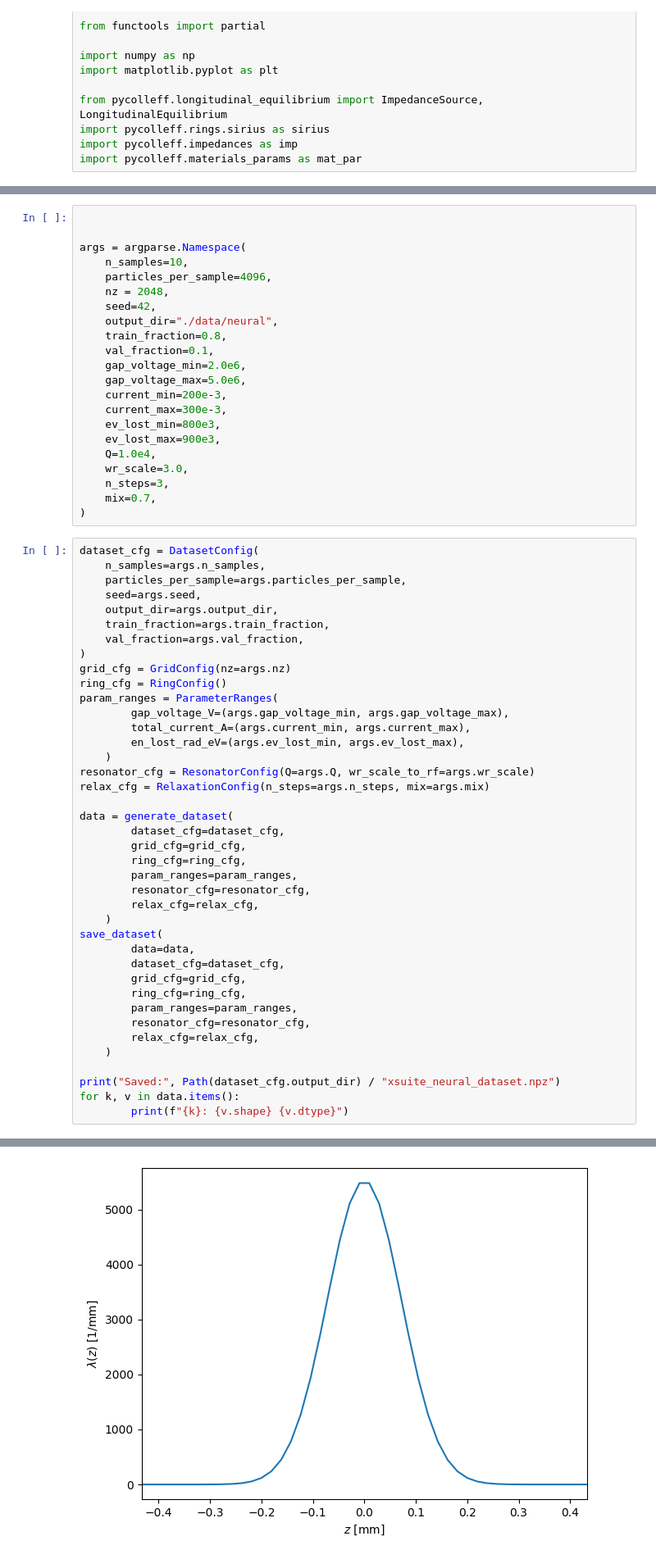
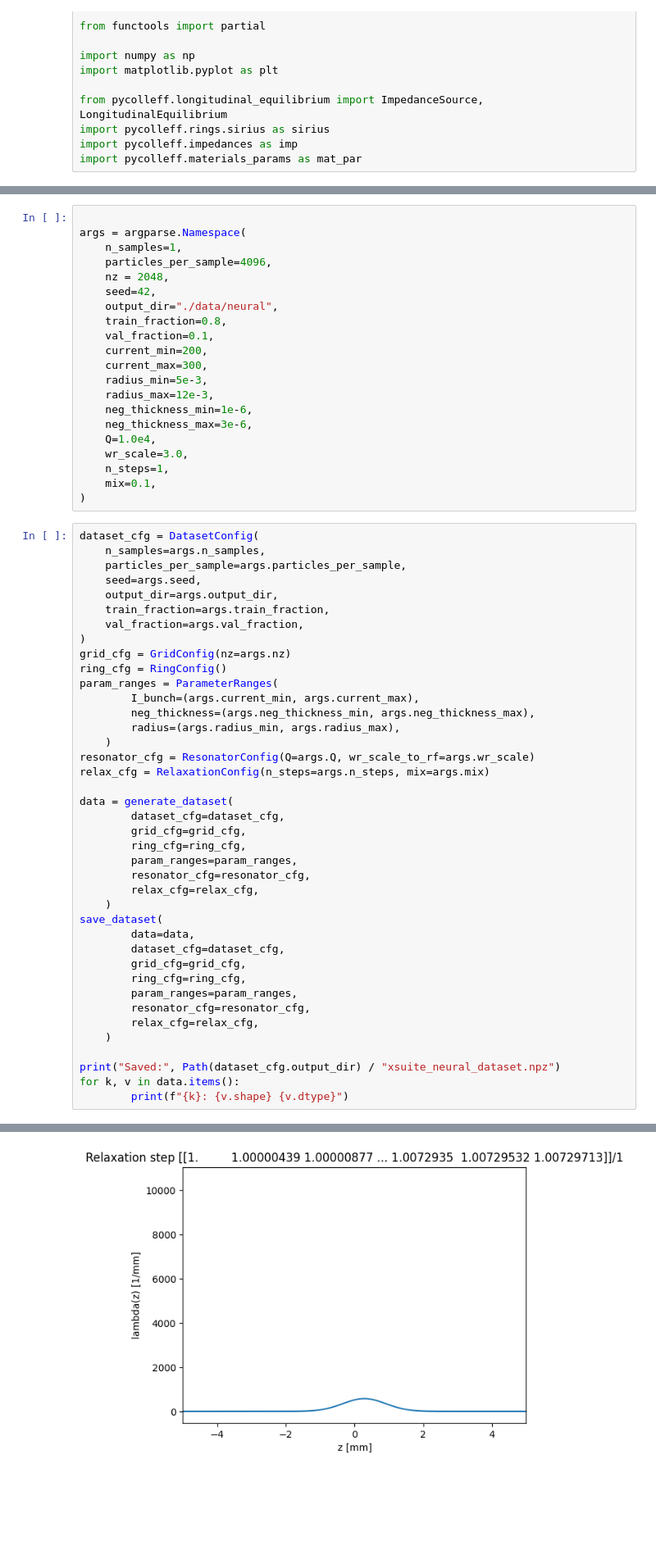
Before and after one commit to SantiagoM1227/ML4CollEffects, a Jupyter notebook: notebooks/10_data/generate_pycollef_dataset.ipynb, the cells around one changed output, grey strips where cells are left out. Shown at 82% size. Drawn from its saved outputs; the diff is of its cells as text; blank space fills up the shorter version.

```diff
--- a/notebooks/10_data/generate_pycollef_dataset.ipynb
+++ b/notebooks/10_data/generate_pycollef_dataset.ipynb
@@ -528,24 +510,23 @@ def parse_args():
 # %%
 
-
 args = argparse.Namespace(
-    n_samples=10,
+    n_samples=1,
     particles_per_sample=4096,
     nz = 2048,
     seed=42,
     output_dir="./data/neural",
     train_fraction=0.8,
     val_fraction=0.1,
-    gap_voltage_min=2.0e6,
-    gap_voltage_max=5.0e6,
-    current_min=200e-3,
-    current_max=300e-3,
-    ev_lost_min=800e3,
-    ev_lost_max=900e3,
+    current_min=200,
+    current_max=300,
+    radius_min=5e-3,
+    radius_max=12e-3,
+    neg_thickness_min=1e-6,
+    neg_thickness_max=3e-6,
     Q=1.0e4,
     wr_scale=3.0,
-    n_steps=3,
-    mix=0.7,
+    n_steps=1,
+    mix=0.1,
 )
 # %%
 dataset_cfg = DatasetConfig(
@@ -559,9 +540,9 @@ dataset_cfg = DatasetConfig(
 grid_cfg = GridConfig(nz=args.nz)
 ring_cfg = RingConfig()
 param_ranges = ParameterRanges(
-        gap_voltage_V=(args.gap_voltage_min, args.gap_voltage_max),
-        total_current_A=(args.current_min, args.current_max),
-        en_lost_rad_eV=(args.ev_lost_min, args.ev_lost_max),
+        I_bunch=(args.current_min, args.current_max),
+        neg_thickness=(args.neg_thickness_min, args.neg_thickness_max),
+        radius=(args.radius_min, args.radius_max),
     )
 resonator_cfg = ResonatorConfig(Q=args.Q, wr_scale_to_rf=args.wr_scale)
 relax_cfg = RelaxationConfig(n_steps=args.n_steps, mix=args.mix)
@@ -608 +589 @@ Bunch 0 length: 0.07 mm
-[figure, old version]
+[figure, new version]
```
Also changed, not shown: parts of 9 cells of this notebook, 46 other files.
